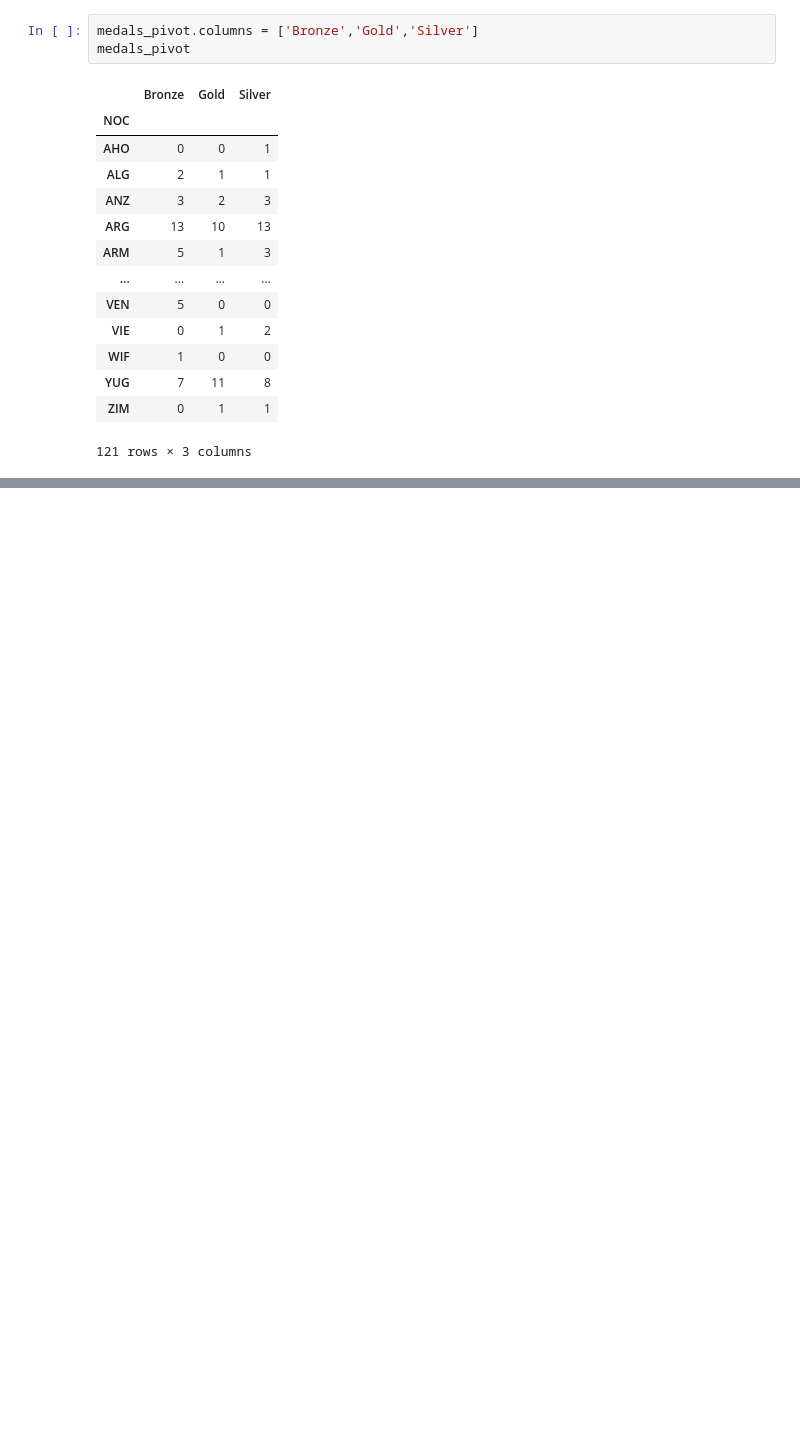
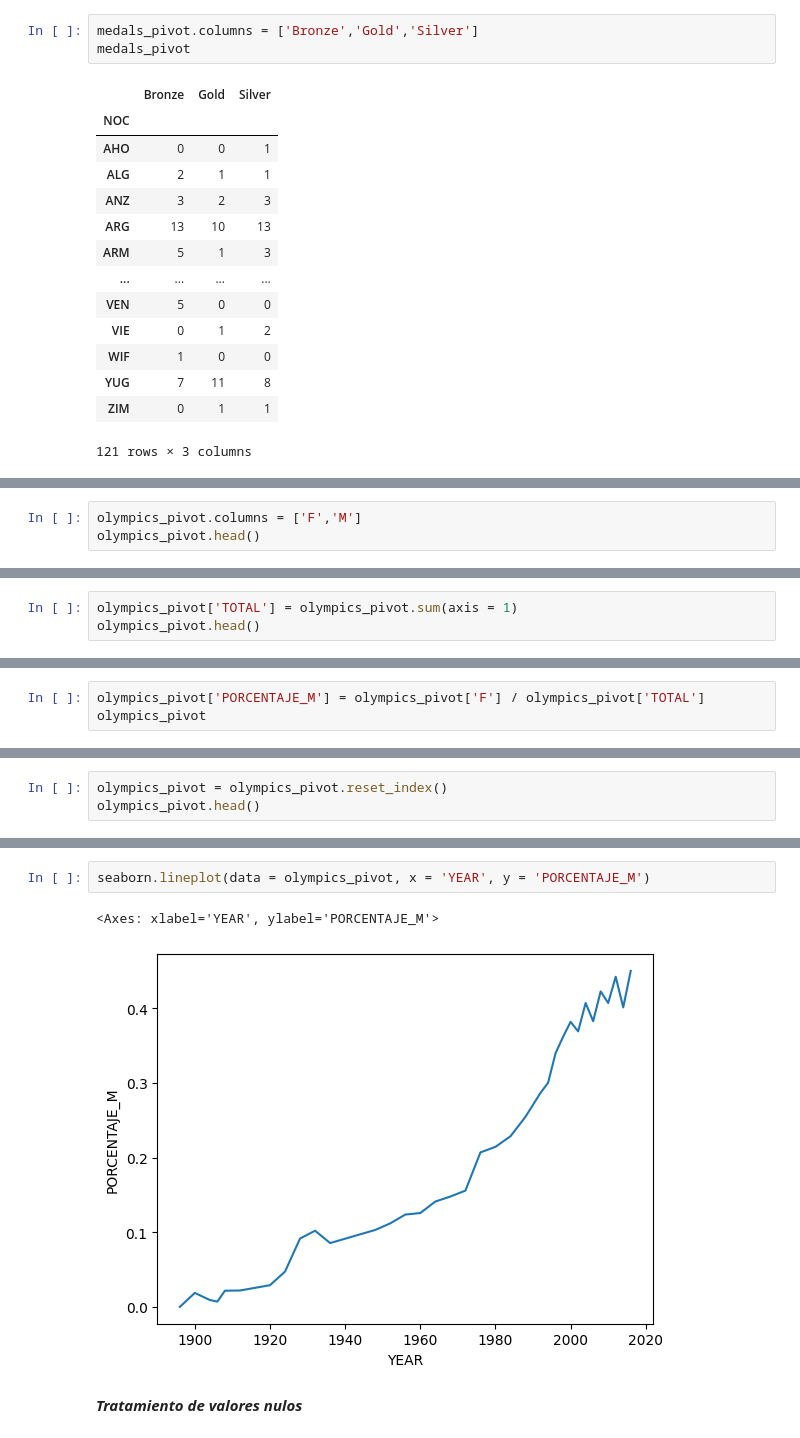
Before and after one commit to rololevy/An-lisis_de_datos_Python, a Jupyter notebook: notebooks/modulo4.ipynb, the cells around one changed output, grey strips where cells are left out. Drawn from its saved outputs; the diff is of its cells as text; blank space fills up the shorter version.

```diff
--- a/notebooks/modulo4.ipynb
+++ b/notebooks/modulo4.ipynb
@@ -1728,0 +2068,3 @@ medals_pivot
+# %%
+olympics_pivot.columns = ['F','M']
+olympics_pivot.head()
@@ -1728,0 +2079,3 @@ medals_pivot
+# %%
+olympics_pivot['TOTAL'] = olympics_pivot.sum(axis = 1)
+olympics_pivot.head()
@@ -1728,0 +2090,3 @@ medals_pivot
+# %%
+olympics_pivot['PORCENTAJE_M'] = olympics_pivot['F'] / olympics_pivot['TOTAL']
+olympics_pivot
@@ -1728,0 +2111,3 @@ medals_pivot
+# %%
+olympics_pivot = olympics_pivot.reset_index()
+olympics_pivot.head()
@@ -1728,0 +2121,7 @@ medals_pivot
+# %%
+seaborn.lineplot(data = olympics_pivot, x = 'YEAR', y = 'PORCENTAJE_M')
+# %% [output]
+<Axes: xlabel='YEAR', ylabel='PORCENTAJE_M'>
+[figure, added]
+# %% [markdown]
+***Tratamiento de valores nulos***
```
Also changed, not shown: parts of 103 cells of this notebook.
